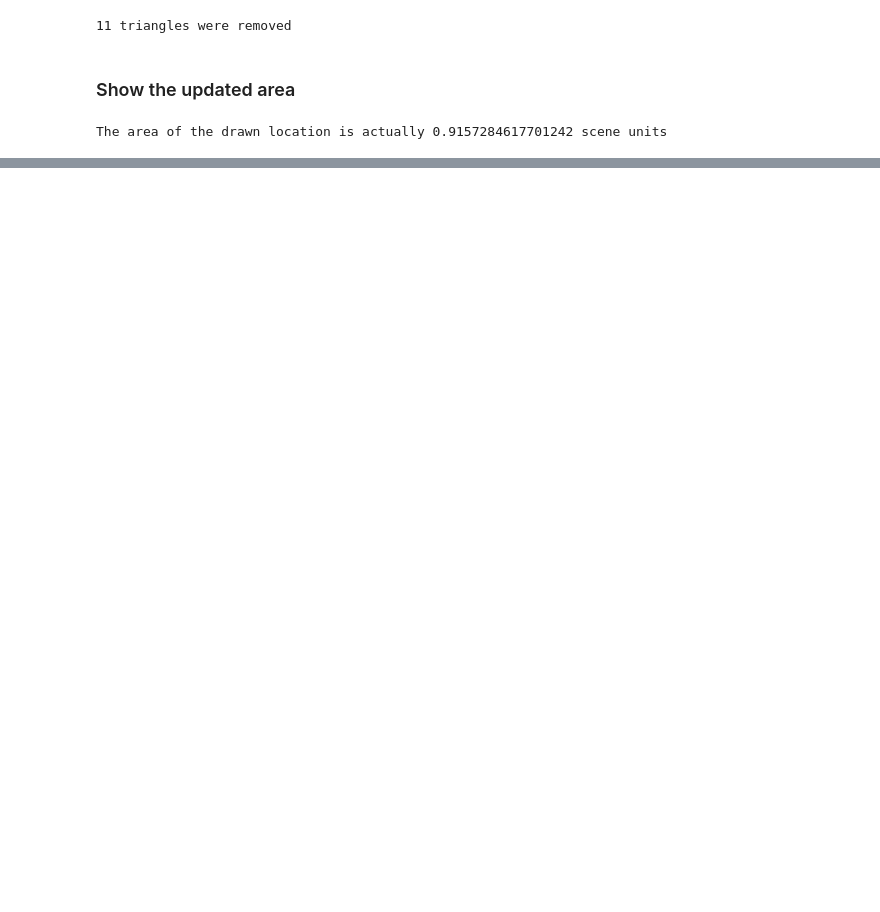
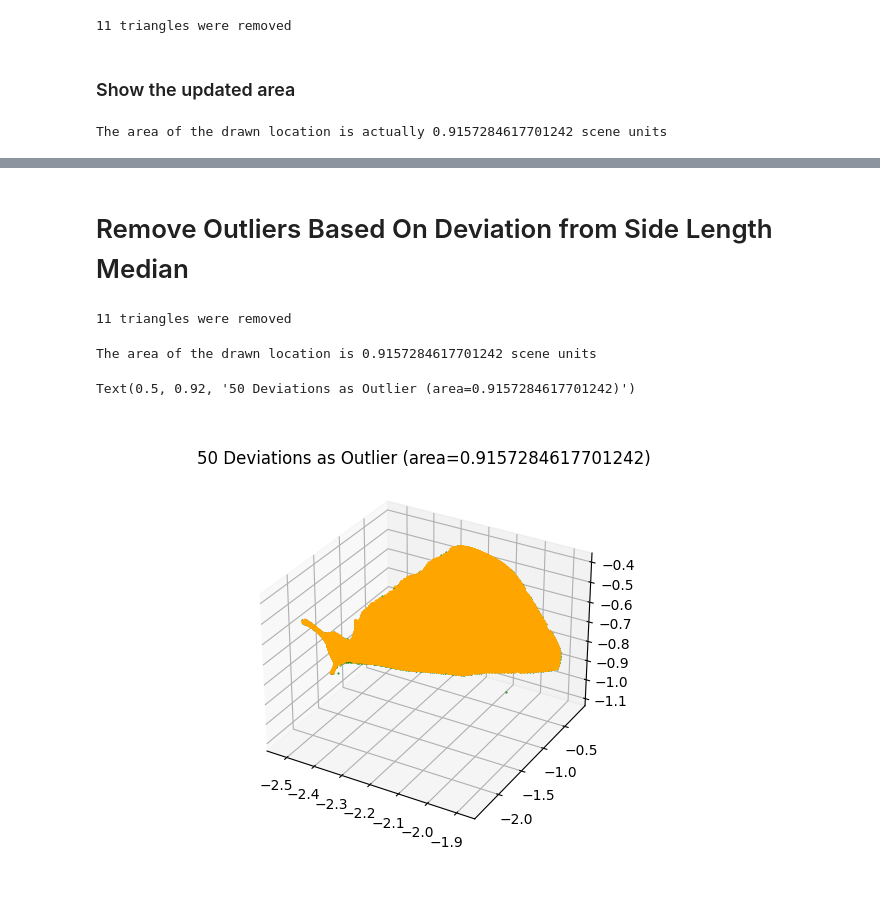
Before and after one commit to Nabizzle/Geodesic-Path-Finder, a Jupyter notebook: Code/Surface Area From Drawing.ipynb, the cells around one changed output, grey strips where cells are left out. Cells and saved outputs as stored; diff of their text form; code cells hidden in the pictures; blank space fills up the shorter version.

Commit message:
feat: Adds triangle outlier removal
Adds a removal script that removes based on side length

```diff
--- a/Code/Surface Area From Drawing.ipynb
+++ b/Code/Surface Area From Drawing.ipynb
@@ -282,11 +333,8 @@ def heron_area(p1, p2, p3):
 ### Calculate the Area Using Heron's Formula
 # %%
 area_array = np.array([])
-for tri in reduced_triangles:
-    p1 = location_surface[tri[0]]
-    p2 = location_surface[tri[1]]
-    p3 = location_surface[tri[2]]
-    area_array = np.append(area_array, heron_area(p1, p2, p3))
+for sides in sides_array:
+    area_array = np.append(area_array, heron_area(sides))
 
 print(f"The area of the drawn location is {np.sum(area_array)} scene units")
 # %% [output]
@@ -297,5 +347,5 @@ These areas are from making triangles to points that are on the other side of th
 # %%
-def remove_outliers(data: np.ndarray, deviations: int = 3) -> np.ndarray:
+def remove_area_outliers(area_data: np.ndarray, deviations: int = 3) -> np.ndarray:
     '''
     Remove outliers using the distance away from the median
 
@@ -305,7 +355,7 @@ def remove_outliers(data: np.ndarray, deviations: int = 3) -> np.ndarray:
 
     Parameters
     ----------
-    data: np.ndarray
+    area_data: np.ndarray
     The areas of all of the calculated triangles
     deviations: int
     The number of deviations away from the median to use as an outlier
@@ -315,7 +365,7 @@ def remove_outliers(data: np.ndarray, deviations: int = 3) -> np.ndarray:
     cleaned_data: np.ndarray
     The data with outliers removed
     '''
-    distance_from_median = np.abs(data - np.median(data))
+    distance_from_median = np.abs(area_data - np.median(area_data))
     # find the median absolute deviate (similar to standard deviation)
     median_absolute_deviation = np.median(distance_from_median)
     if median_absolute_deviation > 0:
@@ -324,11 +374,12 @@ def remove_outliers(data: np.ndarray, deviations: int = 3) -> np.ndarray:
     else:
         deviations_away_from_median = np.zeros(len(distance_from_median))
 
-    cleaned_data = data[deviations_away_from_median < deviations]
+    cleaned_data = area_data[deviations_away_from_median < deviations]
     return (cleaned_data, deviations_away_from_median)
 # %%
-deviations = 75
-cleaned_area_array, deviations_away_from_median = remove_outliers(area_array, deviations)
+deviations = 50
+cleaned_area_array, deviations_away_from_median =\
+    remove_area_outliers(area_array, deviations)
 print(f"{len(area_array) - len(cleaned_area_array)} triangles were removed")
 # %% [output]
 11 triangles were removed
@@ -354 +405,3 @@ Text(0.5, 0.92, '75 Deviations as Outlier (area=0.9157284617701242)')
 [figure]
+# %% [markdown]
+# Remove Outliers Based On Deviation from Side Length Median
@@ -354,0 +440,31 @@ Text(0.5, 0.92, '75 Deviations as Outlier (area=0.9157284617701242)')
+# %%
+deviations = 50
+cleaned_sides_array, sides_deviations_away_from_median =\
+    remove_side_outliers(sides_array, deviations)
+print(f"{len(sides_array) - len(cleaned_sides_array)} triangles were removed")
+# %% [output]
+11 triangles were removed
+# %%
+area_from_cleaned_sides_array = np.array([])
+for sides in cleaned_sides_array:
+    area_from_cleaned_sides_array = np.append(area_from_cleaned_sides_array,
+                                              heron_area(sides))
+
+print(f"The area of the drawn location is {np.sum(area_from_cleaned_sides_array)} scene units")
+# %% [output]
+The area of the drawn location is 0.9157284617701242 scene units
+# %%
+fig = plt.figure()
+ax = fig.add_subplot(projection='3d')
+ax.plot(location_surface[:, 0], location_surface[:, 1],
+        location_surface[:, 2], 'g.', markersize=1)
+
+for tri in reduced_triangles[np.all(
+        sides_deviations_away_from_median < deviations, axis = 1)]:
+    ax.plot(location_surface[tri, 0], location_surface[tri, 1],
+            location_surface[tri, 2], c='orange', markersize=1)
+
+plt.title(f"{deviations} Deviations as Outlier (area={np.sum(area_from_cleaned_sides_array)})")
+# %% [output]
+Text(0.5, 0.92, '50 Deviations as Outlier (area=0.9157284617701242)')
+[figure, added]
```
Also changed, not shown: parts of 9 cells of this notebook, 1 other file.
